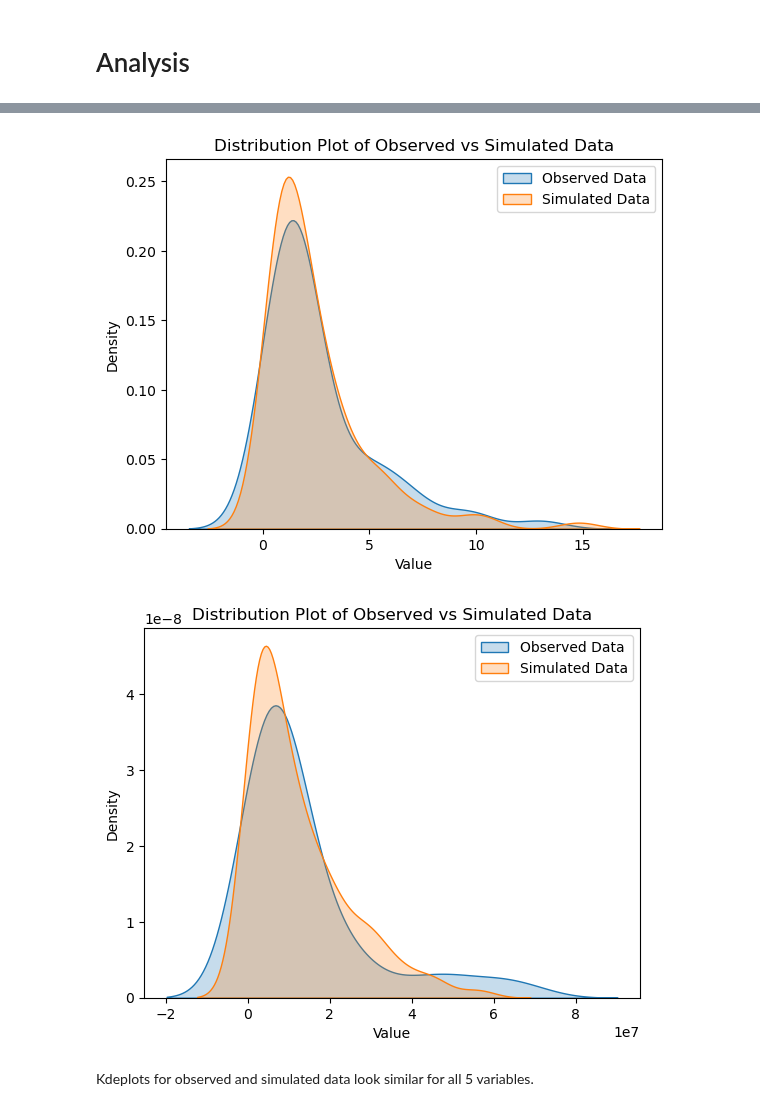
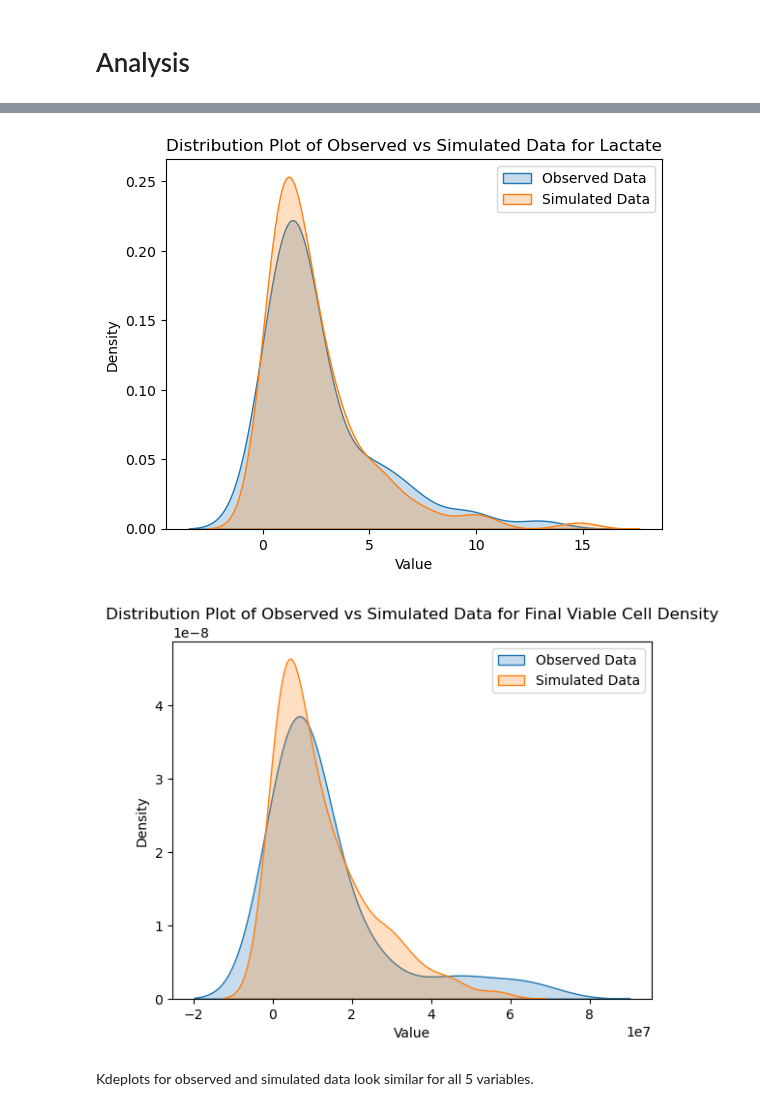
Before and after one commit to nurbujang/1progdaw23, a Jupyter notebook: project1.ipynb, the cells around one changed output, grey strips where cells are left out. Drawn from its saved outputs; the diff is of its cells as text; code cells hidden in the pictures.

```diff
--- a/project1.ipynb
+++ b/project1.ipynb
@@ -789,26 +789,26 @@ sns.kdeplot(sim['lactategx'], label='Simulated Data', shade=True)
 
 plt.xlabel('Value')
 plt.ylabel('Density')
-plt.title('Distribution Plot of Observed vs Simulated Data')
+plt.title('Distribution Plot of Observed vs Simulated Data for Lactate')
 
 plt.legend()
 plt.show()
 # %% [output]
-[figure, old version]
+[figure, new version]
 # %%
 # for final viable cell density (fvcd):
 
 sns.kdeplot(df['fvcd'], label='Observed Data', shade=True)
 sns.kdeplot(sim['fvcde'], label='Simulated Data', shade=True)
 
 plt.xlabel('Value')
 plt.ylabel('Density')
-plt.title('Distribution Plot of Observed vs Simulated Data')
+plt.title('Distribution Plot of Observed vs Simulated Data for Final Viable Cell Density')
 
 plt.legend()
 plt.show()
 # %% [output]
-[figure, old version]
+[figure, new version]
 # %% [markdown]
 Kdeplots for observed and simulated data look similar for all 5 variables.
 # %% [markdown]
```
Also changed, not shown: parts of 16 cells of this notebook.
